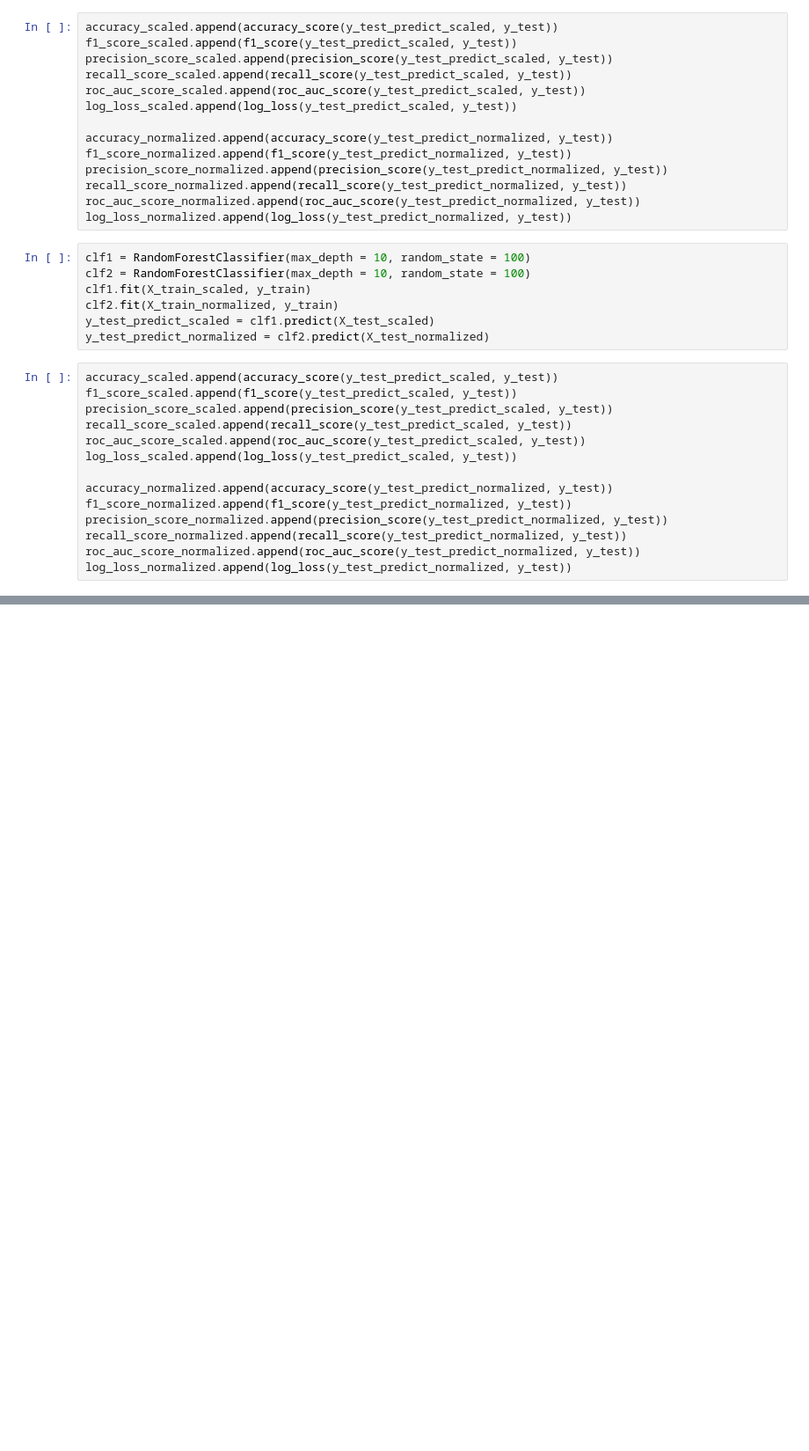
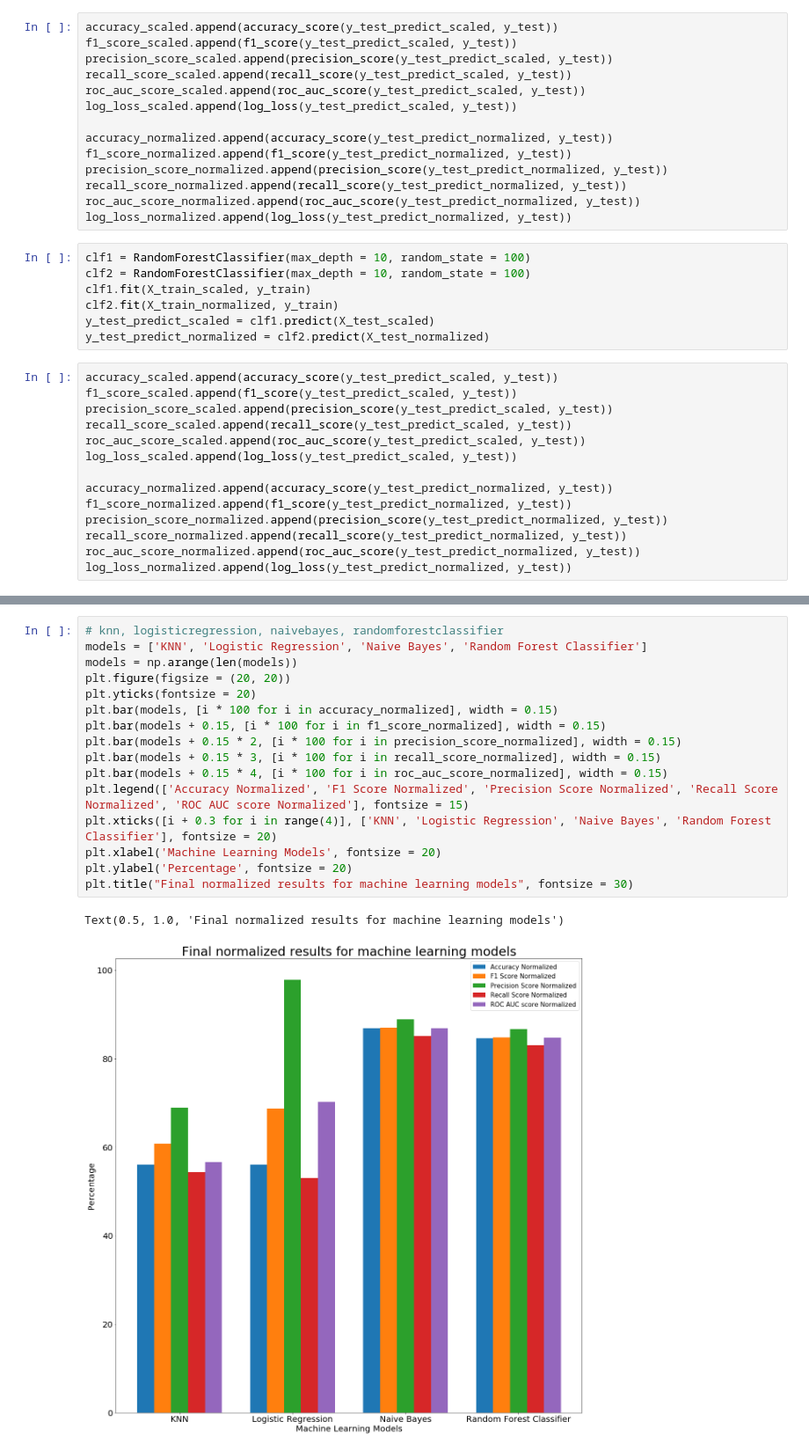
Before and after one commit to suhasmaddali/Heart-Disease-Prediction, a Jupyter notebook: Heart Disease Prediction Using Machine Learning .ipynb, the cells around one changed output, grey strips where cells are left out. Shown at 88% size. Saved outputs shown, nothing was run; the diff lists cells and outputs as text; blank space fills up the shorter version.

```diff
--- a/Heart Disease Prediction Using Machine Learning .ipynb
+++ b/Heart Disease Prediction Using Machine Learning .ipynb
@@ -286,0 +289,19 @@ Text(0, 0.5, 'Values')
+# %%
+# knn, logisticregression, naivebayes, randomforestclassifier
+models = ['KNN', 'Logistic Regression', 'Naive Bayes', 'Random Forest Classifier']
+models = np.arange(len(models))
+plt.figure(figsize = (20, 20))
+plt.yticks(fontsize = 20)
+plt.bar(models, [i * 100 for i in accuracy_normalized], width = 0.15)
+plt.bar(models + 0.15, [i * 100 for i in f1_score_normalized], width = 0.15)
+plt.bar(models + 0.15 * 2, [i * 100 for i in precision_score_normalized], width = 0.15)
+plt.bar(models + 0.15 * 3, [i * 100 for i in recall_score_normalized], width = 0.15)
+plt.bar(models + 0.15 * 4, [i * 100 for i in roc_auc_score_normalized], width = 0.15)
+plt.legend(['Accuracy Normalized', 'F1 Score Normalized', 'Precision Score Normalized', 'Recall Score Normalized', 'ROC AUC score Normalized'], fontsize = 15)
+plt.xticks([i + 0.3 for i in range(4)], ['KNN', 'Logistic Regression', 'Naive Bayes', 'Random Forest Classifier'], fontsize = 20)
+plt.xlabel('Machine Learning Models', fontsize = 20)
+plt.ylabel('Percentage', fontsize = 20)
+plt.title("Final normalized results for machine learning models", fontsize = 30)
+# %% [output]
+Text(0.5, 1.0, 'Final normalized results for machine learning models')
+[figure, added]
```
Also changed, not shown: parts of 1 cell of this notebook.
